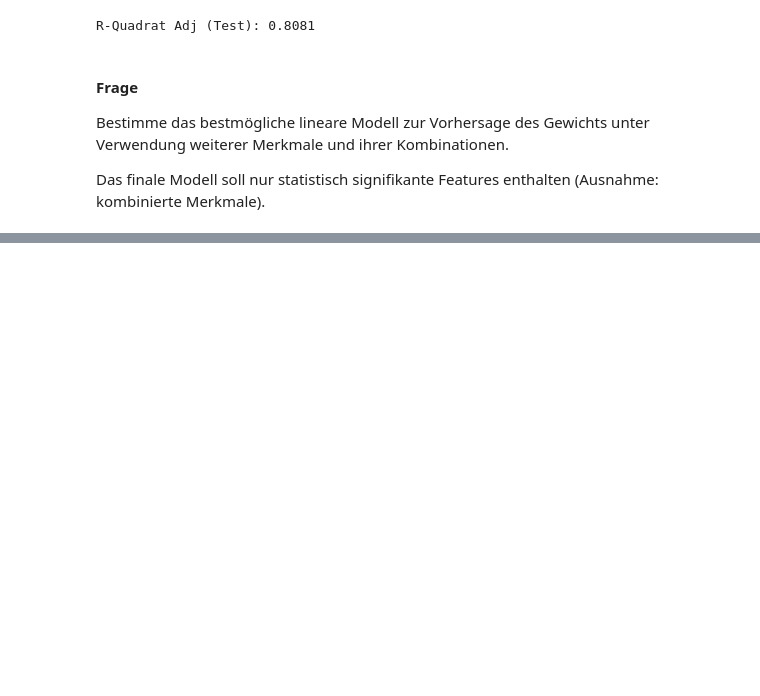
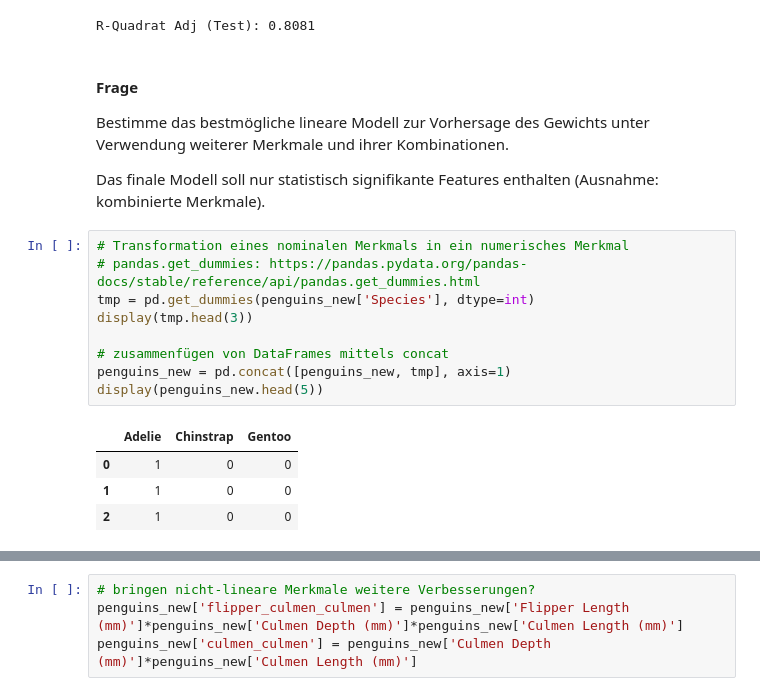
Before and after one commit to lukas3482/wahrscheinlichkeitsrechnung, a Jupyter notebook: inclass/04_regression/inClass-MultipleRegression-Student.ipynb, the cells around one changed output, grey strips where cells are left out. Cells and saved outputs as stored; diff of their text form; blank space fills up the shorter version.

```diff
--- a/inclass/04_regression/inClass-MultipleRegression-Student.ipynb
+++ b/inclass/04_regression/inClass-MultipleRegression-Student.ipynb
@@ -428,3 +428,17 @@ R-Quadrat Adj (Test): 0.8081
 Bestimme das bestmögliche lineare Modell zur Vorhersage des Gewichts unter Verwendung weiterer Merkmale und ihrer Kombinationen.
 
 Das finale Modell soll nur statistisch signifikante Features enthalten (Ausnahme: kombinierte Merkmale).
+# %%
+# Transformation eines nominalen Merkmals in ein numerisches Merkmal
+# pandas.get_dummies: https://pandas.pydata.org/pandas-docs/stable/reference/api/pandas.get_dummies.html
+tmp = pd.get_dummies(penguins_new['Species'], dtype=int)
+display(tmp.head(3))
+
+# zusammenfügen von DataFrames mittels concat
+penguins_new = pd.concat([penguins_new, tmp], axis=1)
+display(penguins_new.head(5))
+# %% [output]
+|  | Adelie | Chinstrap | Gentoo |
+| 0 | 1 | 0 | 0 |
+| 1 | 1 | 0 | 0 |
+| 2 | 1 | 0 | 0 |
@@ -430,0 +451,4 @@ Das finale Modell soll nur statistisch signifikante Features enthalten (Ausnahme
+# %%
+# bringen nicht-lineare Merkmale weitere Verbesserungen?
+penguins_new['flipper_culmen_culmen'] = penguins_new['Flipper Length (mm)']*penguins_new['Culmen Depth (mm)']*penguins_new['Culmen Length (mm)']
+penguins_new['culmen_culmen'] = penguins_new['Culmen Depth (mm)']*penguins_new['Culmen Length (mm)']
```
Also changed, not shown: parts of 12 cells of this notebook.
